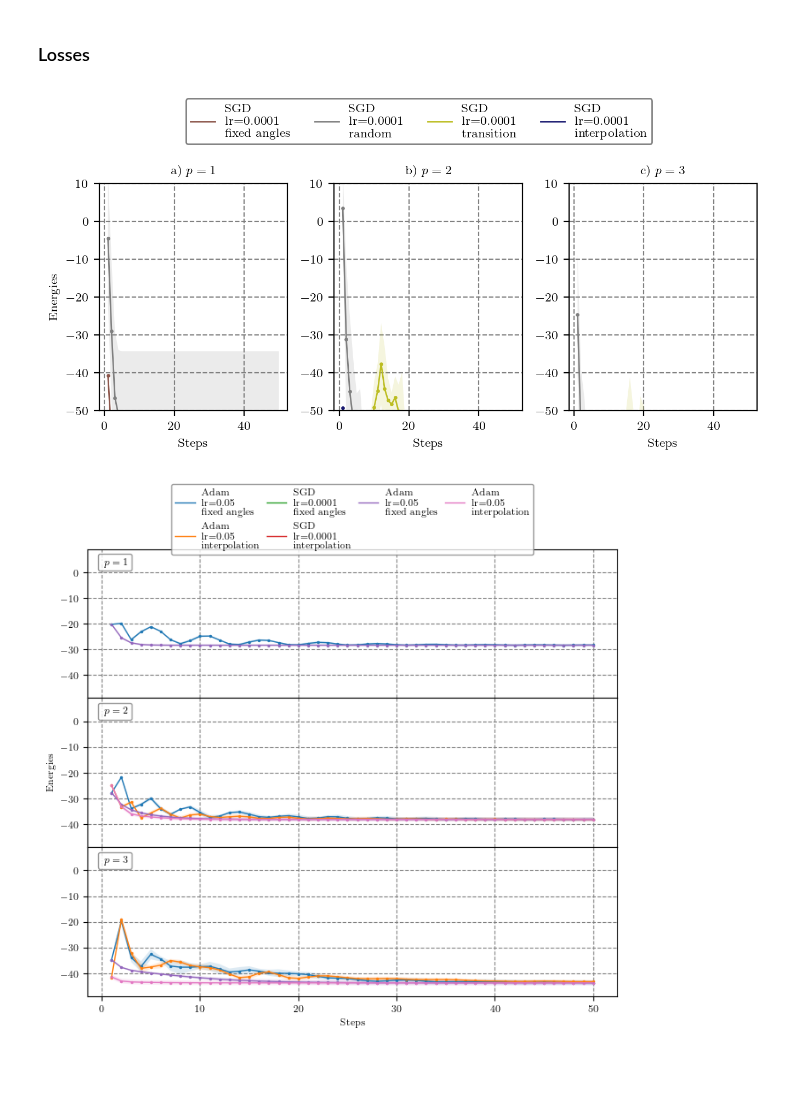
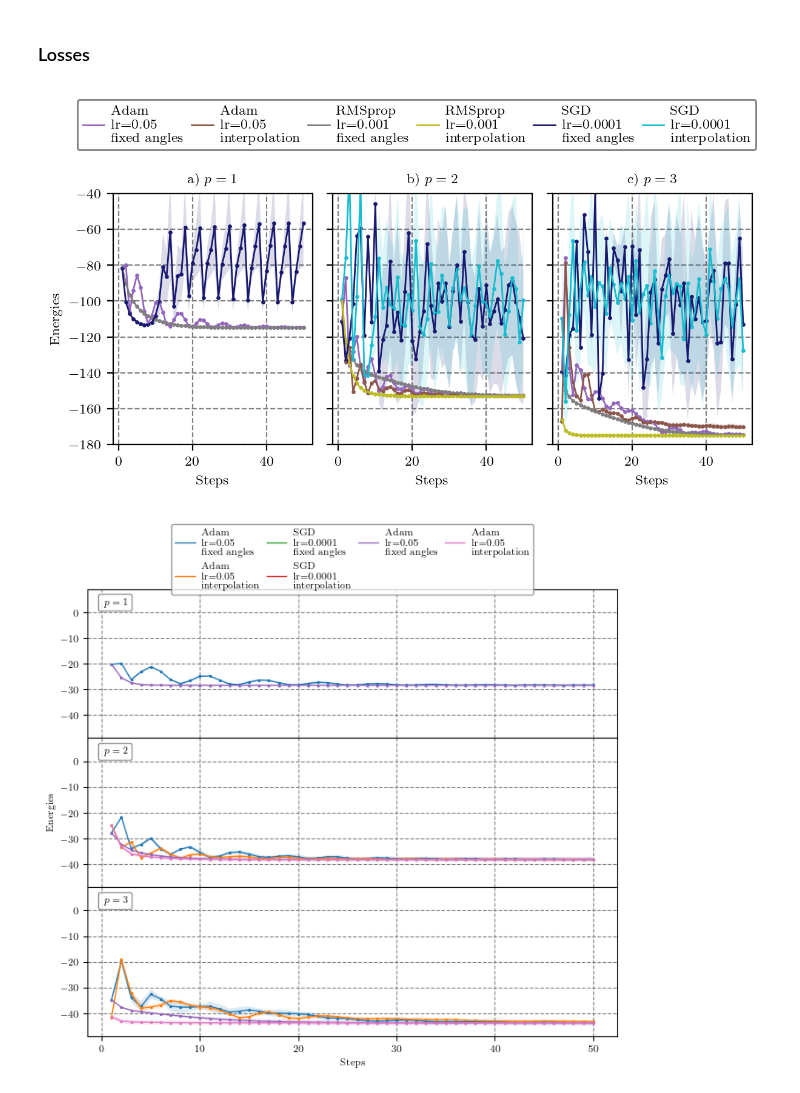
Before and after one commit to jernejrudifinzgar/qiro, a Jupyter notebook: Parameter_optimisation/remote/scripts/plotting.ipynb, the cells around one changed output. Cells and saved outputs as stored; diff of their text form; code cells hidden in the pictures; blank space fills up the shorter version.

```diff
--- a/Parameter_optimisation/remote/scripts/plotting.ipynb
+++ b/Parameter_optimisation/remote/scripts/plotting.ipynb
@@ -44,7 +44,7 @@ pr ={"axes.labelsize": 8,               # LaTeX default is 10pt font.
     "legend.fontsize": 8,               # Make the legend/label fonts
     "xtick.labelsize": 8,               # a little smaller
     "ytick.labelsize": 8,
-    'figure.figsize': (2 * 3.35, 3* 9 * 3.35 / 16), #2.0476
+    'figure.figsize': (1.8 * 3.35, 3* 9 * 3.35 / 16), #2.0476
     "errorbar.capsize": 1.5,
     "font.family": "serif",
     "font.serif": [],                   # blank entries should cause plots
@@ -103,7 +106,7 @@ def get_initial_results(optimizer, p, initialization, learning_rate, n):
 # %%
 optimizers = ['SGD', 'RMSprop', 'Adam']
 ps = [1, 2, 3]
-n = 50
+n = 200
 initializations = ['random_init', 'transition_states', 'fixed_angles_optimization', 'interpolation']
 
 colors=['tab:blue', 'tab:orange', 'tab:green', 'tab:red', 'tab:purple', 'tab:pink', 'tab:brown', 'tab:grey', 'tab:olive', 'midnightblue', 'tab:cyan']
@@ -216,7 +219,7 @@ legend_element = [Line2D([0], [0], marker='.', color='w', label='$p=3$',
                           markerfacecolor='g', markersize=0)]
 l1 = plt.legend(handles=legend_element, edgecolor = 'grey', facecolor=(1, 1, 1, 1), handletextpad=-1.8, loc = 'upper left', fancybox=True, bbox_to_anchor=(0.01, 1.))
 axs[2].add_artist(l1)
-plt.legend(labels = ['W/O optimization:', 'W optimization:', 'Random', 'Random', 'Transition states', 'Transition states', 'Fixed angles', 'Fixed angles', 'Interpolation', 'Interpolation'], bbox_to_anchor=(0.47, 3.15), loc = 'center', ncols = 5, edgecolor = 'grey', facecolor='white', columnspacing = 0.7, handletextpad = 0.7)
+plt.legend(labels = ['W/O opt.:', 'W opt.:', 'Random', 'Random', 'Transition states', 'Transition states', 'Fixed angles', 'Fixed angles', 'Interpolation', 'Interpolation'], bbox_to_anchor=(0.47, 3.15), loc = 'center', ncols = 5, edgecolor = 'grey', facecolor='white', columnspacing = 0.7, handletextpad = 0.7)
 
 fig.savefig(f'../results/MAXCUT_energies_all_initializations_nodes_{n}.pdf', dpi=300, bbox_inches='tight')
 
@@ -673,25 +676,28 @@ def get_losses(optimizer, p, initialization, learning_rate, n):
     except:
         return [], []
 # %%
-n=100
+n=200
 ps = [1, 2, 3]
+colors=['tab:blue', 'tab:orange', 'tab:green', 'tab:red', 'tab:pink', 'tab:purple', 'tab:brown', 'tab:grey', 'tab:olive', 'midnightblue', 'tab:cyan']
+
 labels = []
 arguments = [
             #[0.01, 'Adam', 'fixed_angles_optimization'],
             #[0.0001, 'SGD', 'fixed_angles'],
             #[0.05, 'Adam', 'random_init'],
-            #[0.05, 'Adam', 'fixed_angles_optimization'],
-            #[0.05, 'Adam', 'interpolation'],
-            #[0.001, 'RMSprop', 'fixed_angles_optimization'],
+            [0.05, 'Adam', 'fixed_angles_optimization'],
+            [0.05, 'Adam', 'interpolation'],
+            [0.001, 'RMSprop', 'fixed_angles_optimization'],
+            [0.001, 'RMSprop', 'interpolation'],
             #[0.005, 'RMSprop', 'fixed_angles'],
             #[0.005, 'RMSprop', 'fixed_angles'],
             #[0.01, 'RMSprop', 'transition_states'],
             [0.0001, 'SGD', 'fixed_angles_optimization'],
-            [0.0001, 'SGD', 'random_init'],
-            [0.0001, 'SGD', 'transition_states'],
+            #[0.0001, 'SGD', 'random_init'],
+            #[0.0001, 'SGD', 'transition_states'],
             [0.0001, 'SGD', 'interpolation'],
             ]
-fig, axs = plt.subplots(1, 3, dpi=200, layout='tight', figsize=(2 * 3.35, 1.5* 9 * 3.35 / 16))
+fig, axs = plt.subplots(1, 3, dpi=200, layout='tight', figsize=(1.8 * 3.35, 1.5* 9 * 3.35 / 16))
 for p in ps:
     for idx, argument in enumerate(arguments):
         if argument[2] == 'random_init':
@@ -709,42 +715,54 @@ for p in ps:
         # for index, max in enumerate(error_max):
         #     if max>1:
         #         error_max[index] = 0.99999
-        axs[p-1].fill_between(range(1, len(mean)+1), error_min, error_max, alpha = 0.15, color = colors[idx+6], edgecolor = None)
+        axs[p-1].fill_between(range(1, len(mean)+1), error_min, error_max, alpha = 0.15, color = colors[idx+5], edgecolor = None)
 
 for p in ps:
     for idx, argument in enumerate(arguments):
         mean, error = get_losses(argument[1], p, argument[2], argument[0], n)
-        axs[p-1].scatter(range(1, len(mean)+1), mean, s=2, label='_nolegend_', color=colors[idx+6])
-        axs[p-1].plot(range(1, len(mean)+1), mean, linestyle='solid', linewidth=1, label=labels[idx], color=colors[idx+6])
+        axs[p-1].scatter(range(1, len(mean)+1), mean, s=2, label='_nolegend_', color=colors[idx+5])
+        axs[p-1].plot(range(1, len(mean)+1), mean, linestyle='solid', linewidth=1, label=labels[idx], color=colors[idx+5])
 
         axs[p-1].set_xlabel('Steps')
         axs[p-1].set_axisbelow(True)
         axs[p-1].yaxis.grid(color='gray', linestyle='dashed')
         axs[p-1].xaxis.grid(color='gray', linestyle='dashed')
-        axs[p-1].set_ylim(bottom=-50, top=10)
+
+        if n==50:
+            axs[p-1].set_ylim(bottom=-45, top=-15)
+        elif n==100:
+            axs[p-1].set_ylim(bottom=-90, top=-40)
+        elif n==150:
+            axs[p-1].set_ylim(bottom=-140, top=-40)
+        elif n==200:
+            axs[p-1].set_ylim(bottom=-180, top=-40)
 
 
+
+axs[1].set_yticklabels([])
+axs[2].set_yticklabels([])
 
 
 axs[0].set_ylabel('Energies')
 axs[0].set_title('a) $p = 1$', loc='center')
 axs[1].set_title('b) $p = 2$', loc='center')
 axs[2].set_title('c) $p = 3$', loc='center')
 
 plt.tight_layout()
-axs[1].legend(loc='upper center', ncols=6, bbox_to_anchor=(0.45, 1.4), fancybox=True, edgecolor = 'grey', framealpha=1, facecolor=None)
+axs[1].legend(loc='upper center', ncols=6, bbox_to_anchor=(0.42, 1.4), fancybox=True, edgecolor = 'grey', columnspacing = 0.6, handletextpad = 0.5, handlelength=1.6, framealpha=1, facecolor=None)
+fig.savefig(f'../results/MAXCUT_losses_initializations_nodes_{n}.pdf', dpi=300, bbox_inches='tight')
 
 
 #ax1.set_yscale('logit')
 #ax1.yaxis.set_ticklabels([])
 #ax1.set_ylim(bottom=0.79, top=0.9997)
 #ax1.set_yticks(major_yticks_pos, major_yticks_names)
 #ax1.set_yticks(minor_yticks_pos, minor_ticks_names, minor=True)
 
 
 plt.show()
 # %% [output]
-[figure, old version]
+[figure, new version]
 # %%
 n=50
 ps = [1, 2, 3]
```
Also changed, not shown: parts of 2 cells of this notebook, 20 other files.
